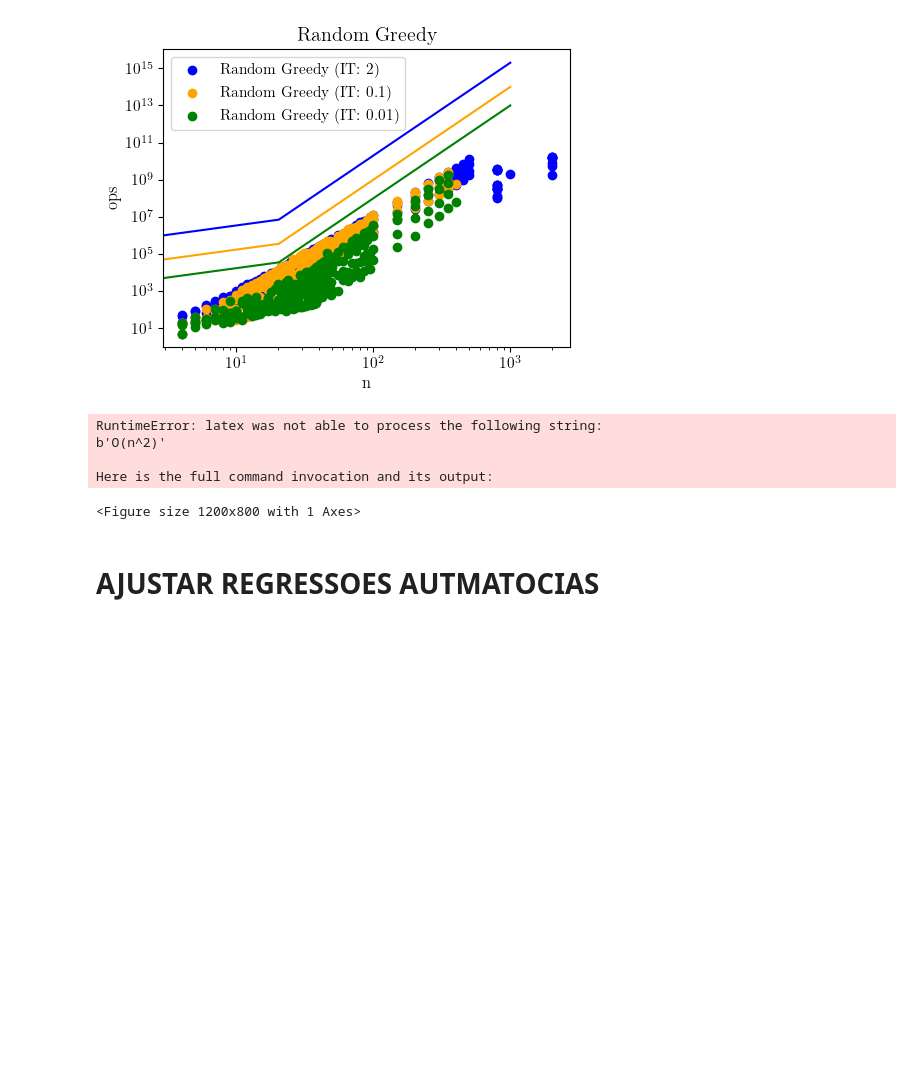
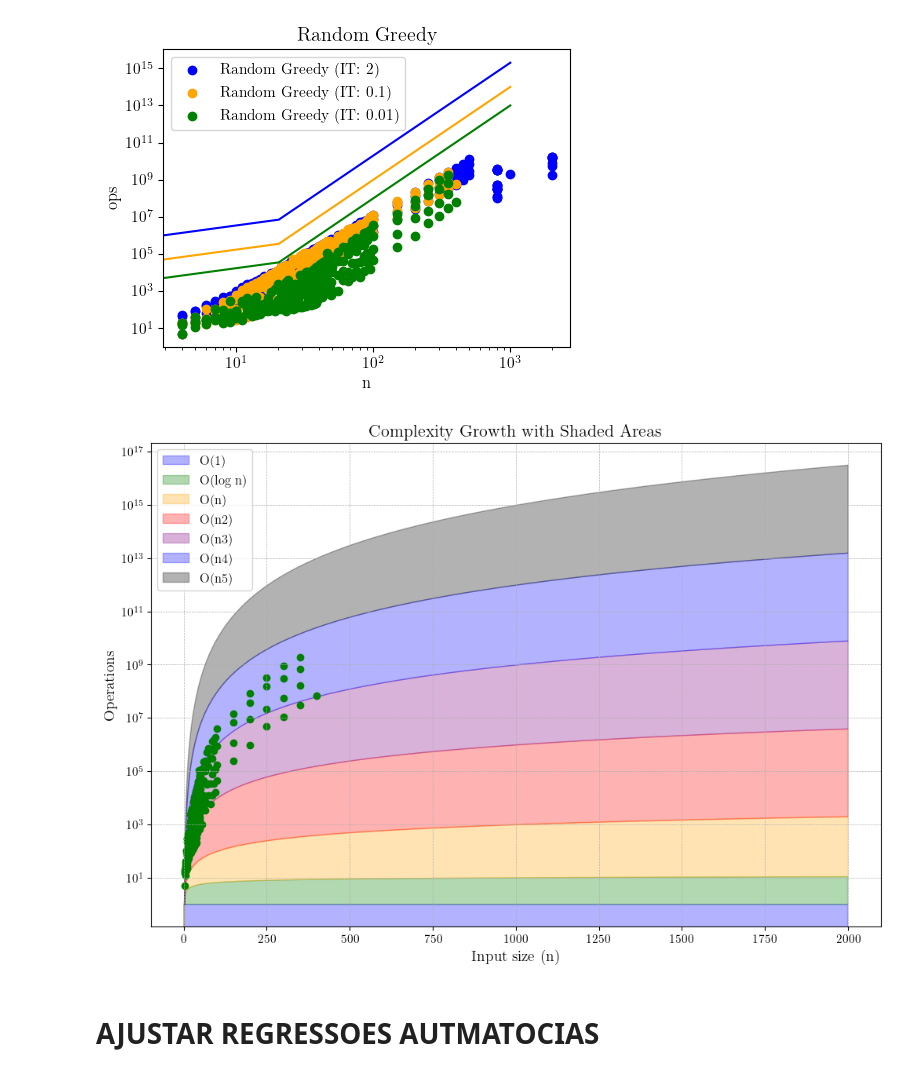
Before and after one commit to Hugoverissimo21/max-weighted-cut-02, a Jupyter notebook: benchmarks (03plots).ipynb, the cells around one changed output. Cells and saved outputs as stored; diff of their text form; code cells hidden in the pictures; blank space fills up the shorter version.

```diff
--- a/benchmarks (03plots).ipynb
+++ b/benchmarks (03plots).ipynb
@@ -122,42 +122,46 @@ plt.show()
 import numpy as np
 import matplotlib.pyplot as plt
 
 # Generate input sizes
-n = np.arange(1, 1001)  # Input size from 1 to 1000
+n = np.arange(1, 2000)  # Input size from 1 to 1000
 
 # Define complexity functions
 constant = np.ones_like(n)        # O(1)
 logarithmic = np.log2(n)          # O(log n)
 linear = n                        # O(n)
 quadratic = n**2                  # O(n^2)
 cubic = n**3                      # O(n^3)
+fourth = n**4                     # O(n^3)
+fifth = n**5                      # O(n^3)
 
 # Create the plot
 plt.figure(figsize=(12, 8))
 
 # Fill areas between curves
 plt.fill_between(n, 0, constant, alpha=0.3, label="O(1)", color="blue")
 plt.fill_between(n, constant, logarithmic, alpha=0.3, label="O(log n)", color="green")
 plt.fill_between(n, logarithmic, linear, alpha=0.3, label="O(n)", color="orange")
-plt.fill_between(n, linear, quadratic, alpha=0.3, label="O(n^2)", color="red")
-plt.fill_between(n, quadratic, cubic, alpha=0.3, label="O(n^3)", color="purple")
+plt.fill_between(n, linear, quadratic, alpha=0.3, label="O(n2)", color="red")
+plt.fill_between(n, quadratic, cubic, alpha=0.3, label="O(n3)", color="purple")
+plt.fill_between(n, cubic, fourth, alpha=0.3, label="O(n4)", color="blue")
+plt.fill_between(n, fourth, fifth, alpha=0.3, label="O(n5)", color="black")
+
+x = results[("Graph", "n")]
+y = results[("Random Greedy (IT: 0.01)", "#ops")]
+plt.scatter(x, y, color = colors[a])
 
 # Customize the plot
-plt.xscale('log')  # Logarithmic scale for x-axis
+#plt.xscale('log')  # Logarithmic scale for x-axis
 plt.yscale('log')  # Logarithmic scale for y-axis
 plt.xlabel("Input size (n)", fontsize=14)
 plt.ylabel("Operations", fontsize=14)
 plt.title("Complexity Growth with Shaded Areas", fontsize=16)
 plt.legend(fontsize=12)
 plt.grid(True, which="both", linestyle="--", linewidth=0.5)
 
 # Show the plot
-plt.show()
+plt.show() # ESTÁ A DAR N^4 MAS DEVIA SER 5........
 # %% [output]
-RuntimeError: latex was not able to process the following string:
-b'O(n^2)'
-
-Here is the full command invocation and its output:
-<Figure size 1200x800 with 1 Axes>
+[figure, added]
 # %% [markdown]
 # AJUSTAR REGRESSOES AUTMATOCIAS
```
